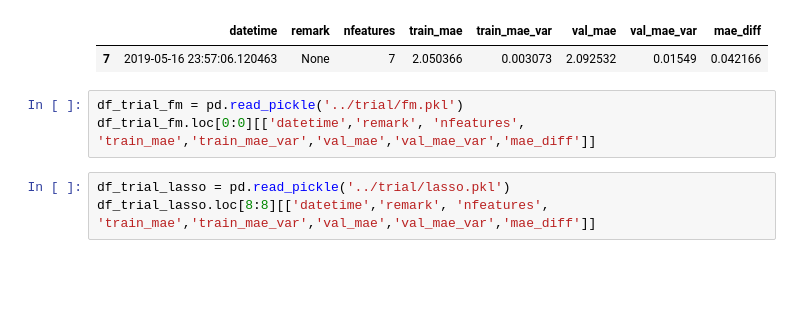
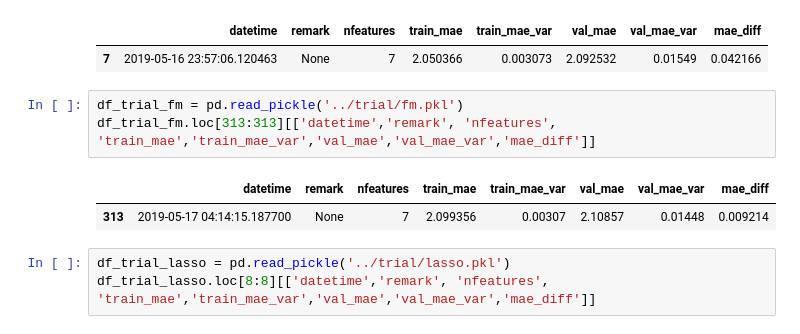
Before and after one commit to arhow/LANLEarthquakePrediction2019, a Jupyter notebook: mystacknet.ipynb, the cells around one changed output. Cells and saved outputs as stored; diff of their text form; blank space fills up the shorter version.

```diff
--- a/mystacknet.ipynb
+++ b/mystacknet.ipynb
@@ -105,7 +105,10 @@ df_trial_svr.loc[7:7][['datetime','remark', 'nfeatures', 'train_mae','train_mae_
 | 7 | 2019-05-16 23:57:06.120463 | None | 7 | 2.050366 | 0.003073 | 2.092532 | 0.01549 | 0.042166 |
 # %%
 df_trial_fm = pd.read_pickle('../trial/fm.pkl')
-df_trial_fm.loc[0:0][['datetime','remark', 'nfeatures', 'train_mae','train_mae_var','val_mae','val_mae_var','mae_diff']]
+df_trial_fm.loc[313:313][['datetime','remark', 'nfeatures', 'train_mae','train_mae_var','val_mae','val_mae_var','mae_diff']]
+# %% [output]
+|  | datetime | remark | nfeatures | train_mae | train_mae_var | val_mae | val_mae_var | mae_diff |
+| 313 | 2019-05-17 04:14:15.187700 | None | 7 | 2.099356 | 0.00307 | 2.10857 | 0.01448 | 0.009214 |
 # %%
 df_trial_lasso = pd.read_pickle('../trial/lasso.pkl')
 df_trial_lasso.loc[8:8][['datetime','remark', 'nfeatures', 'train_mae','train_mae_var','val_mae','val_mae_var','mae_diff']]
```
Also changed, not shown: parts of 37 cells of this notebook, 2 other files.
